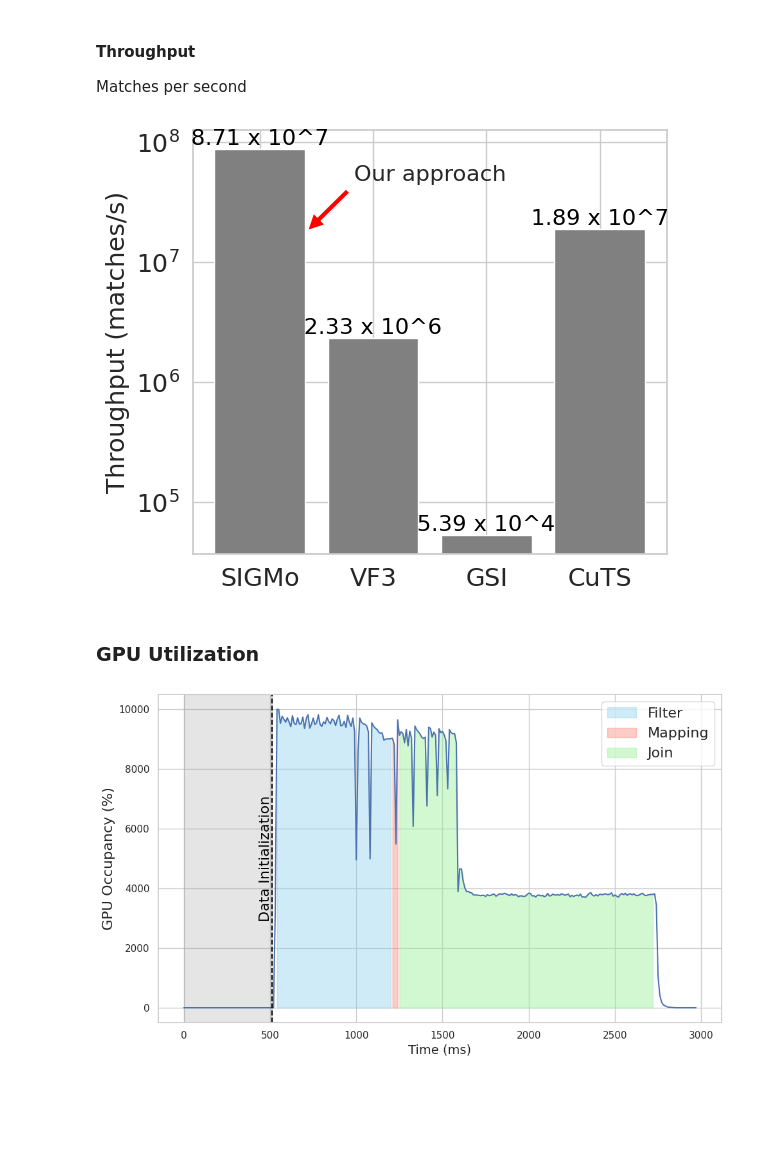
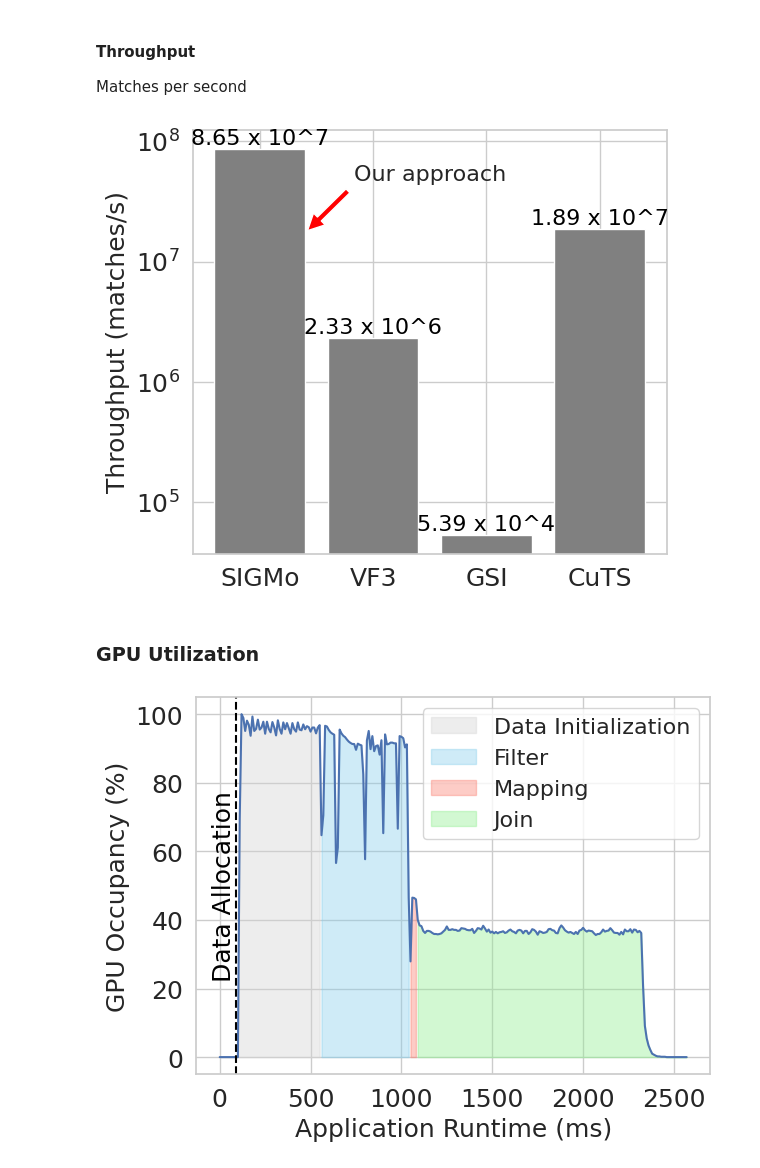
Before and after one commit to antonio-decaro/SIGMo, a Jupyter notebook: 4_produce_plot.ipynb, the cells around one changed output. Saved outputs shown, nothing was run; the diff lists cells and outputs as text; code cells hidden in the pictures; blank space fills up the shorter version.

```diff
--- a/4_produce_plot.ipynb
+++ b/4_produce_plot.ipynb
@@ -206,7 +218,7 @@ Number of data graphs with degree > 4: 18
 ### Write
 # %%
 exec_path = "./build/sigmo"
-exec_args = ["-Q", "./data/SIGMO/query.dat", "-D", "./data/SIGMO/data.dat", "-c", "query"]
+exec_args = ["-Q", "./data/SIGMO/query.dat", "-D", "./data/SIGMO/data.dat", "-c", "query", "-p"]
 MAX_ITERS = 8
 
 outputs = []
@@ -214,14 +226,16 @@ outputs = []
 for i in range(MAX_ITERS):
   curr_args = exec_args + ["--find-all", "-i", f"{i}"]
   print(f"Running {exec_path} {' '.join(curr_args)}")
-  out = subprocess.run([exec_path] + curr_args, check=True, stdout=subprocess.PIPE)
-  out = out.stdout.decode('utf-8')
-  outputs.append(out)
+  out = subprocess.run([exec_path] + curr_args, check=True, stdout=subprocess.PIPE, stderr=subprocess.PIPE)
+  output = out.stdout.decode('utf-8')
+  error = out.stderr.decode('utf-8')
+  outputs.append((output, error))
 
 for i in range(MAX_ITERS):
   curr_args = exec_args + ["-i", f"{i}"]
   print(f"Running {exec_path} {' '.join(curr_args)}")
-  out = subprocess.run([exec_path] + curr_args, check=True, stdout=subprocess.PIPE)
-  out = out.stdout.decode('utf-8')
-  outputs.append(out)
+  out = subprocess.run([exec_path] + curr_args, check=True, stdout=subprocess.PIPE, stderr=subprocess.PIPE)
+  output = out.stdout.decode('utf-8')
+  error = out.stderr.decode('utf-8')
+  outputs.append((output, error))
 # %% [output]
@@ -482,7 +570,7 @@ fig.tight_layout()
 fig.savefig('./out/plots/sota_throughput.pdf')
 fig.show()
 # %% [output]
-[figure, old version]
+[figure, new version]
 # %% [markdown]
 ### GPU Utilization
 # %%
@@ -508,7 +596,7 @@ try:
 
     # Run the application
     app_process = subprocess.run(
-        ["./build/sigmo", "-i", "6", "-c", "query", "-Q", "./data/SIGMO/query.dat", "-D", "./data/SIGMO/data.dat", "--find-all"],
+        ["./build/sigmo", "-i", "4", "-c", "query", "-Q", "./data/SIGMO/query.dat", "-D", "./data/SIGMO/data.dat", "--find-all", "--join-work-group", "64"],
         check=True,
         stdout=subprocess.PIPE,
         text=True
@@ -557,24 +645,24 @@ gpu_utilization = [float(row.split()[2]) for row in data]
 
 # Print the DataFrame (optional)
 p = SIGMOParser(app_process.stdout)
-gpu_utilization = extract_profiled_region(gpu_utilization, p.total_time, PROFILING_SAMPLE, p.setup_data_host_time, 300)
+gpu_utilization = extract_profiled_region(gpu_utilization, p.total_time, PROFILING_SAMPLE, 110, 300)
 
 gpu_df = pd.DataFrame()
 
 # Add a time column (assuming each row corresponds to 10 ms)
 gpu_df['timestamp'] = [i * PROFILING_SAMPLE for i in range(len(gpu_utilization))]
 gpu_df['gpu_util'] = gpu_utilization
+gpu_df['gpu_util'] = gpu_df['gpu_util'] * 100
 # %%
-FONTSIZE = 16
-fig, axs = plt.subplots(figsize=(10, 6))
+FONTSIZE = 18
 
-gpu_df['gpu_util'] *= 100 # Convert to percentage
+fig, axs = plt.subplots()
 
 operations = [
-    # {'name': 'Data Initialization', 'start': 0, 'end': p.setup_data_host_time, 'color': 'lightgray'},
-    {'name': 'Filter', 'start': p.setup_data_host_time, 'end': (p.setup_data_host_time + p.filter_host_time), 'color': 'skyblue'},
-    {'name': 'Mapping', 'start': (p.setup_data_host_time + p.filter_host_time), 'end': (p.setup_data_host_time + p.filter_host_time + p.mapping_host_time), 'color': 'salmon'},
-    {'name': 'Join', 'start': (p.setup_data_host_time + p.filter_host_time + p.mapping_host_time), 'end': (p.setup_data_host_time + p.filter_host_time + p.mapping_host_time + p.join_host_time), 'color': 'lightgreen'},
+    {'name': 'Data Initialization', 'start': 0, 'end': p.setup_data_host_time + 30, 'color': 'lightgray'},
+    {'name': 'Filter', 'start': p.setup_data_host_time + 30, 'end': (p.setup_data_host_time + p.filter_gpu_time), 'color': 'skyblue'},
+    {'name': 'Mapping', 'start': (p.setup_data_host_time + p.filter_gpu_time), 'end': (p.setup_data_host_time + p.filter_gpu_time + p.mapping_host_time), 'color': 'salmon'},
+    {'name': 'Join', 'start': (p.setup_data_host_time + p.filter_gpu_time + p.mapping_host_time), 'end': (p.setup_data_host_time + p.filter_host_time + p.mapping_host_time + p.join_host_time), 'color': 'lightgreen'},
     # {'name': 'Other', 'start': (p.setup_data_host_time + p.filter_host_time + p.mapping_host_time + p.join_host_time), 'end': p.total_time, 'color': 'lightgray'}
 ]
 
@@ -598,35 +686,36 @@ for op in operations:
 # Find the first and last nonzero GPU utilization timestamps
 nonzero_mask = gpu_df['gpu_util'] > 0
 if nonzero_mask.any():
     first_nonzero_ts = gpu_df.loc[nonzero_mask, 'timestamp'].iloc[0] - 20
     last_nonzero_ts = gpu_df.loc[nonzero_mask, 'timestamp'].iloc[-1]
 
     # Draw vertical dashed lines at the first and last nonzero values
     axs.axvline(first_nonzero_ts, color='black', linestyle='--')
     # axs.axvline(last_nonzero_ts, color='black', linestyle='--')
 
     # Get overall min and max timestamps from the data
     min_ts = gpu_df['timestamp'].min()
     max_ts = gpu_df['timestamp'].max()
 
     # Highlight regions before the first nonzero and after the last nonzero
-    axs.axvspan(min_ts, first_nonzero_ts, color='gray', alpha=0.2)
+    # axs.axvspan(min_ts, first_nonzero_ts, color='gray', alpha=0.2)
 
     # Add vertical text labels on the first and last lines
     # Using the x-axis transform to place text in axis coordinates (0-1 in y)
-    axs.text(first_nonzero_ts, .5, 'Data Initialization', transform=axs.get_xaxis_transform(),
+    axs.text(first_nonzero_ts, .5, 'Data Allocation', transform=axs.get_xaxis_transform(),
              rotation=90, verticalalignment='center', horizontalalignment='right', color='black', fontsize=FONTSIZE)
     # axs.text(last_nonzero_ts, 0.95, 'Last nonzero', transform=axs.get_xaxis_transform(),
     #          rotation=90, verticalalignment='top', horizontalalignment='left', color='black')
 
 # Add labels and title
-axs.set_xlabel("Time (ms)", fontsize=14)
+axs.set_xlabel("Application Runtime (ms)", fontsize=14)
 axs.set_ylabel("GPU Occupancy (%)", fontsize=FONTSIZE)
 axs.grid(True)
-axs.legend(fontsize=FONTSIZE)
+axs.legend(fontsize=FONTSIZE-2)
+set_font_size(axs, FONTSIZE)
 
 fig.tight_layout()
 fig.savefig('./out/plots/gpu_utilization.pdf')
 fig.show()
 # %% [output]
-[figure, old version]
+[figure, new version]
```
Also changed, not shown: parts of 9 cells of this notebook, 1 other file.
